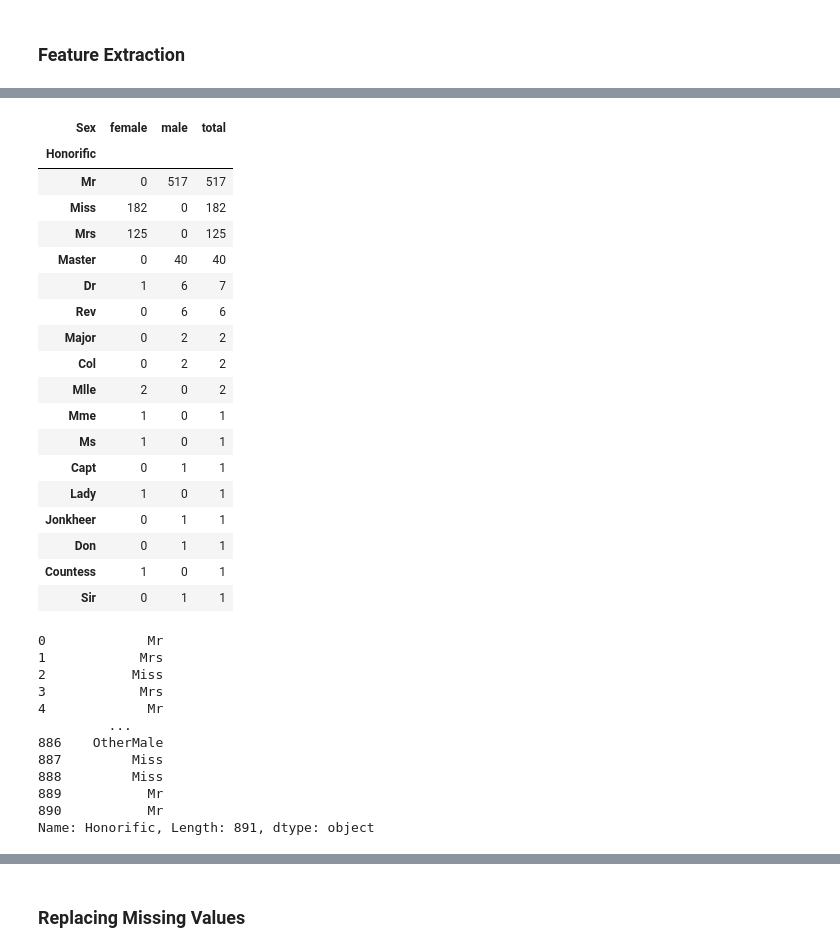
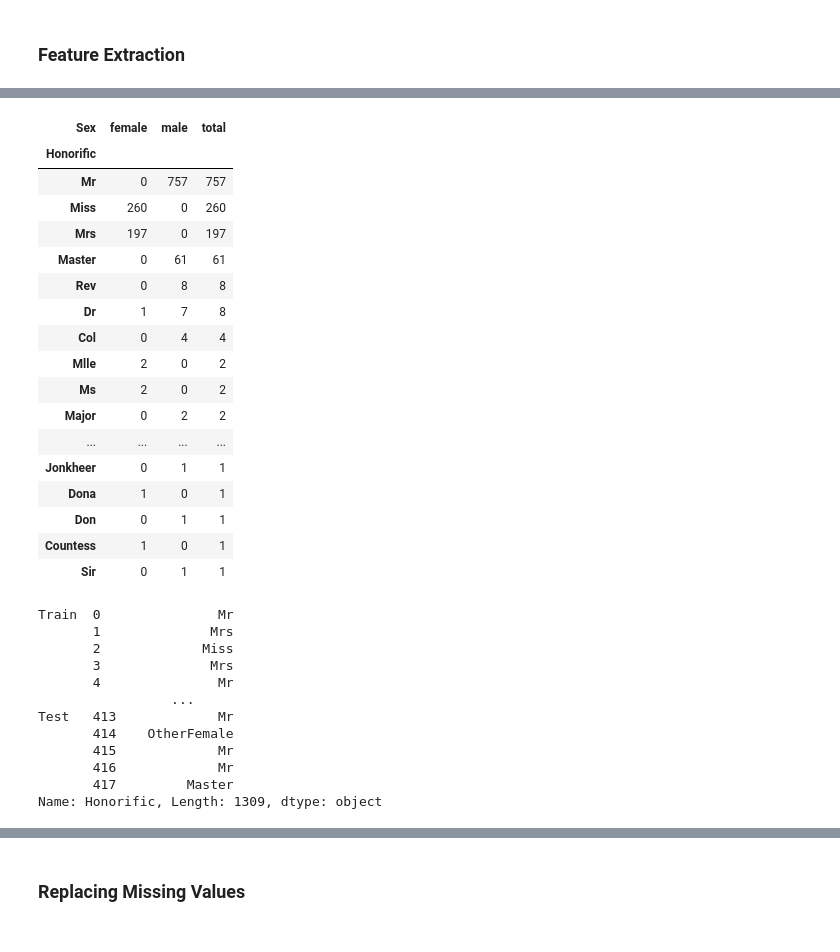
Before and after one commit to ManShunChoong/titanic-survival-prediction, a Jupyter notebook: main.ipynb, the cells around one changed output, grey strips where cells are left out. Saved outputs shown, nothing was run; the diff lists cells and outputs as text; code cells hidden in the pictures.

```diff
--- a/main.ipynb
+++ b/main.ipynb
@@ -107,0 +110,5 @@ test_df.shape
+# %%
+objs = [train_df, test_df]
+combined_df = pd.concat(objs, keys=["Train", "Test"])
+
+combined_df.head()
@@ -358,9 +353,9 @@ plot.legend(labels=["No", "Yes"], title="Survived")
 ### Feature Selection
 # %%
 columns = ["PassengerId", "Name", "Ticket", "Cabin"]
-train_df_cleaned = train_df.drop(columns=columns)
+combined_df_cleaned = combined_df.drop(columns=columns)
 
-train_df_cleaned.columns
+combined_df_cleaned.columns
 # %% [output]
 Index(['Survived', 'Pclass', 'Sex', 'Age', 'SibSp', 'Parch', 'Fare',
        'Embarked'],
@@ -374,8 +363,8 @@ Index(['Pclass', 'Sex', 'Age', 'SibSp', 'Parch', 'Fare', 'Embarked'], dtype='obj
 # %% [markdown]
 ### Feature Extraction
 # %%
-honorifics = train_df.Name.str.extract(r"\s(\w+)\.")
-train_df_cleaned["Honorific"] = honorifics
+honorifics = combined_df.Name.str.extract(r"\s(\w+)\.")
+combined_df_cleaned["Honorific"] = honorifics
 
-train_df_cleaned.Honorific
+combined_df_cleaned.Honorific
 # %% [output]
@@ -412,33 +383,30 @@ Name: Honorific, Length: 418, dtype: object
 # %%
-df = train_df_cleaned.pivot_table(
+df = combined_df_cleaned.pivot_table(
     index="Honorific", columns="Sex",
     aggfunc="size", fill_value=0
 )
 df["total"] = df.female + df.male
 df.sort_values("total", ascending=False)
 # %% [output]
 | Sex | female | male | total |
 | Honorific |  |  |  |
-| Mr | 0 | 517 | 517 |
-| Miss | 182 | 0 | 182 |
-| Mrs | 125 | 0 | 125 |
-| Master | 0 | 40 | 40 |
-| Dr | 1 | 6 | 7 |
-| Rev | 0 | 6 | 6 |
+| Mr | 0 | 757 | 757 |
+| Miss | 260 | 0 | 260 |
+| Mrs | 197 | 0 | 197 |
+| Master | 0 | 61 | 61 |
+| Rev | 0 | 8 | 8 |
+| Dr | 1 | 7 | 8 |
+| Col | 0 | 4 | 4 |
+| Mlle | 2 | 0 | 2 |
+| Ms | 2 | 0 | 2 |
 | Major | 0 | 2 | 2 |
-| Col | 0 | 2 | 2 |
-| Mlle | 2 | 0 | 2 |
-| Mme | 1 | 0 | 1 |
-| Ms | 1 | 0 | 1 |
-| Capt | 0 | 1 | 1 |
-| Lady | 1 | 0 | 1 |
+| ... | ... | ... | ... |
 | Jonkheer | 0 | 1 | 1 |
+| Dona | 1 | 0 | 1 |
 | Don | 0 | 1 | 1 |
 | Countess | 1 | 0 | 1 |
 | Sir | 0 | 1 | 1 |
 # %%
-general_honorifics = ["Mr", "Miss", "Mrs", "Master"]
-
 def generalise(row):
     return (
         row.Honorific
@@ -446,21 +414,23 @@ def generalise(row):
         else f"Other{row.Sex.title()}"
     )
 
-df = train_df_cleaned[["Honorific", "Sex"]]
-train_df_cleaned.Honorific = df.apply(generalise, axis=1)
-train_df_cleaned.drop(columns="Sex", inplace=True)
+general_honorifics = ["Mr", "Miss", "Mrs", "Master"]
+df = combined_df_cleaned[["Honorific", "Sex"]]
 
-train_df_cleaned.Honorific
+honorifics = df.apply(generalise, axis=1)
+combined_df_cleaned.Honorific = honorifics
+
+combined_df_cleaned.Honorific
 # %% [output]
-0             Mr
-1            Mrs
-2           Miss
-3            Mrs
-4             Mr
-         ...
-886    OtherMale
-887         Miss
-888         Miss
-889           Mr
-890           Mr
-Name: Honorific, Length: 891, dtype: object
+Train  0               Mr
+       1              Mrs
+       2             Miss
+       3              Mrs
+       4               Mr
+                 ...
+Test   413             Mr
+       414    OtherFemale
+       415             Mr
+       416             Mr
+       417         Master
+Name: Honorific, Length: 1309, dtype: object
```
Also changed, not shown: parts of 58 cells of this notebook.
